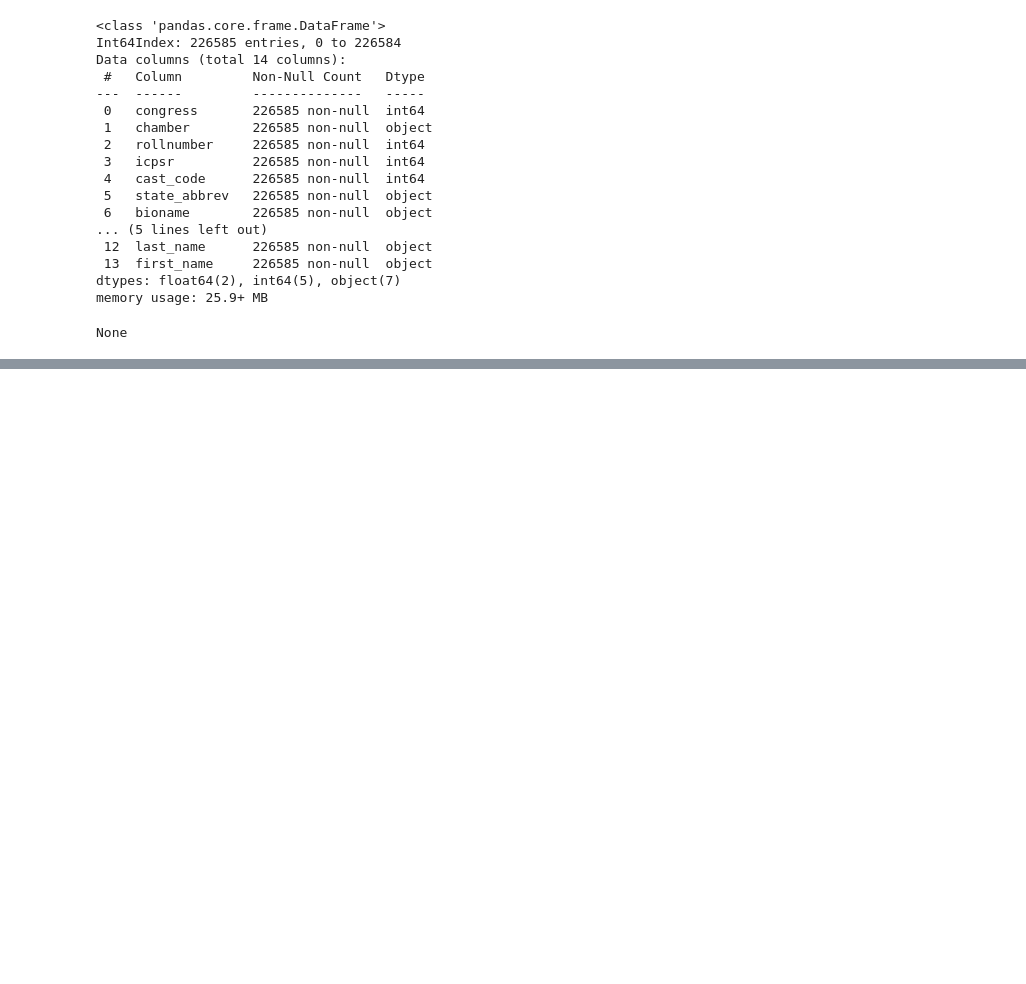
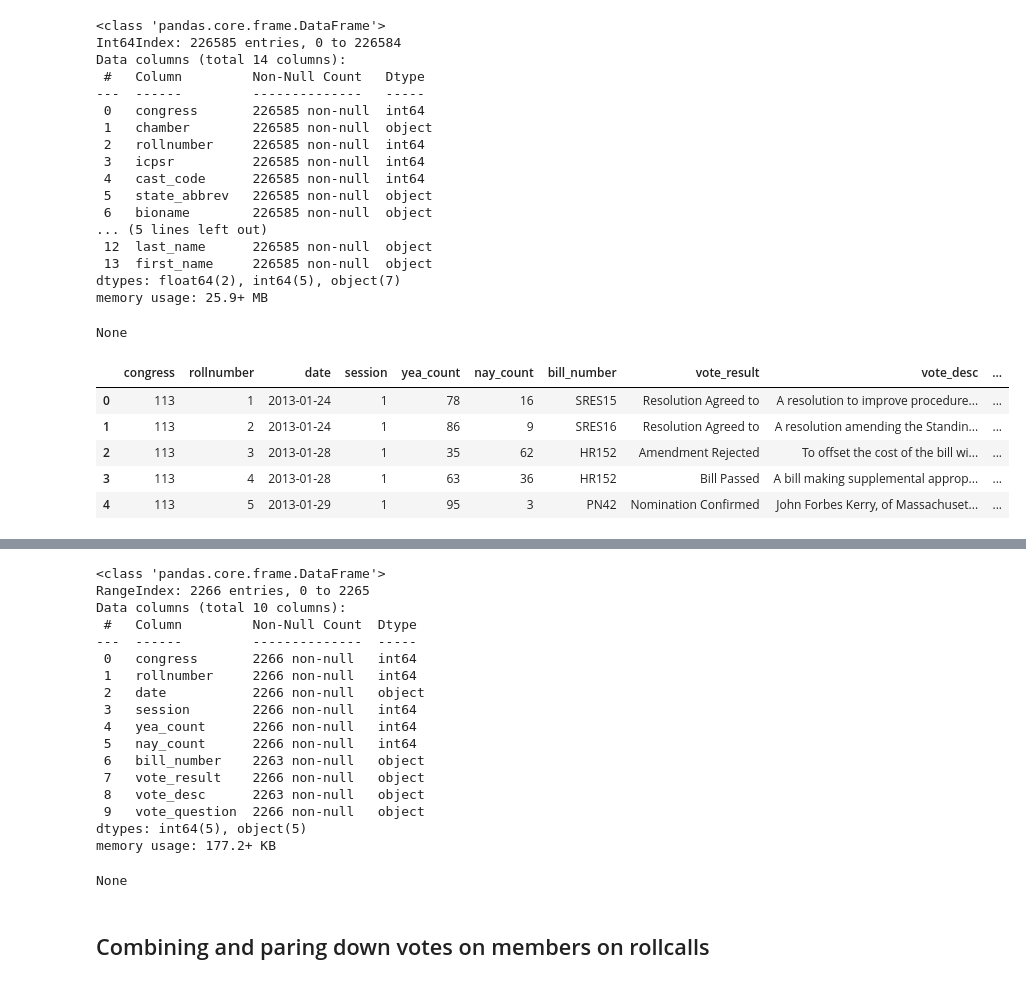
Before and after one commit to zapatos24/senator_nlp_vote_prediction, a Jupyter notebook: df_construction_and_EDA.ipynb, the cells around one changed output, grey strips where cells are left out. Cells and saved outputs as stored; diff of their text form; code cells hidden in the pictures; blank space fills up the shorter version.

```diff
--- a/df_construction_and_EDA.ipynb
+++ b/df_construction_and_EDA.ipynb
@@ -167,3 +180,24 @@ Data columns (total 14 columns):
 dtypes: float64(2), int64(5), object(7)
 memory usage: 25.9+ MB
 None
+# %%
+#combine rollcall info for each congress into one DataFrame
+rollcall_df = pd.DataFrame()
+for i in range(start_congress, current_congress+1):
+    temp_df = pd.read_csv('rollcalls/S{}_rollcalls.csv'.format(i))
+    rollcall_df = pd.concat([rollcall_df, temp_df], ignore_index=True)
+
+cols_to_drop = ['chamber', 'dtl_desc', 'clerk_rollnumber', 'nominate_mid_1', 'nominate_mid_2',
+                'nominate_spread_1', 'nominate_spread_2', 'nominate_log_likelihood']
+rollcall_df.drop(cols_to_drop, axis=1, inplace=True)
+
+display(rollcall_df.head())
+display(rollcall_df.tail())
+display(rollcall_df.info())
+# %% [output]
+|  | congress | rollnumber | date | session | yea_count | nay_count | bill_number | vote_result | vote_desc | ... |
+| 0 | 113 | 1 | 2013-01-24 | 1 | 78 | 16 | SRES15 | Resolution Agreed to | A resolution to improve procedure... | ... |
+| 1 | 113 | 2 | 2013-01-24 | 1 | 86 | 9 | SRES16 | Resolution Agreed to | A resolution amending the Standin... | ... |
+| 2 | 113 | 3 | 2013-01-28 | 1 | 35 | 62 | HR152 | Amendment Rejected | To offset the cost of the bill wi... | ... |
+| 3 | 113 | 4 | 2013-01-28 | 1 | 63 | 36 | HR152 | Bill Passed | A bill making supplemental approp... | ... |
+| 4 | 113 | 5 | 2013-01-29 | 1 | 95 | 3 | PN42 | Nomination Confirmed | John Forbes Kerry, of Massachuset... | ... |
@@ -169,0 +210,20 @@ None
+<class 'pandas.core.frame.DataFrame'>
+RangeIndex: 2266 entries, 0 to 2265
+Data columns (total 10 columns):
+ #   Column         Non-Null Count  Dtype
+---  ------         --------------  -----
+ 0   congress       2266 non-null   int64
+ 1   rollnumber     2266 non-null   int64
+ 2   date           2266 non-null   object
+ 3   session        2266 non-null   int64
+ 4   yea_count      2266 non-null   int64
+ 5   nay_count      2266 non-null   int64
+ 6   bill_number    2263 non-null   object
+ 7   vote_result    2266 non-null   object
+ 8   vote_desc      2263 non-null   object
+ 9   vote_question  2266 non-null   object
+dtypes: int64(5), object(5)
+memory usage: 177.2+ KB
+None
+# %% [markdown]
+## Combining and paring down votes on members on rollcalls
```
Also changed, not shown: parts of 15 cells of this notebook.
